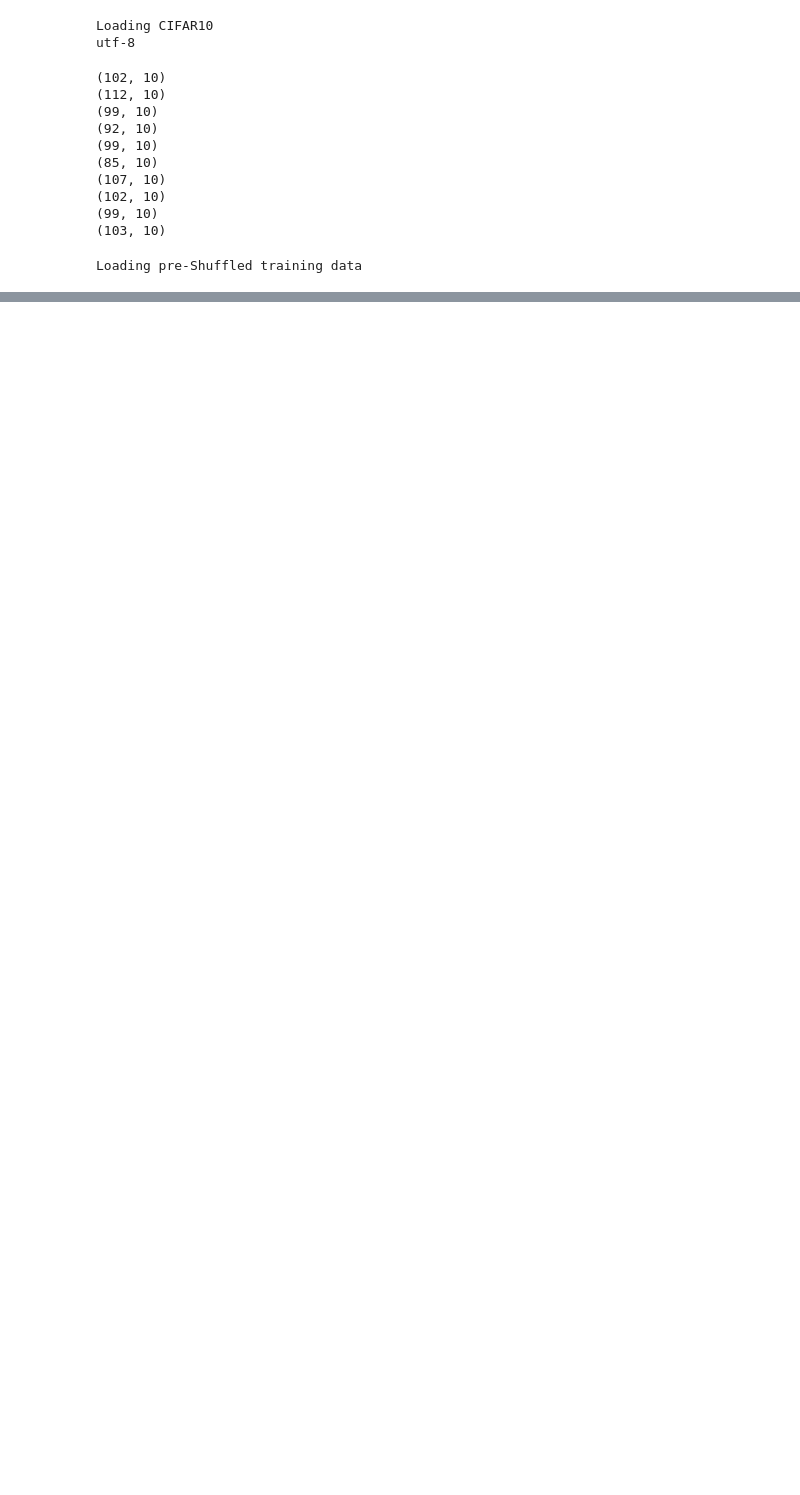
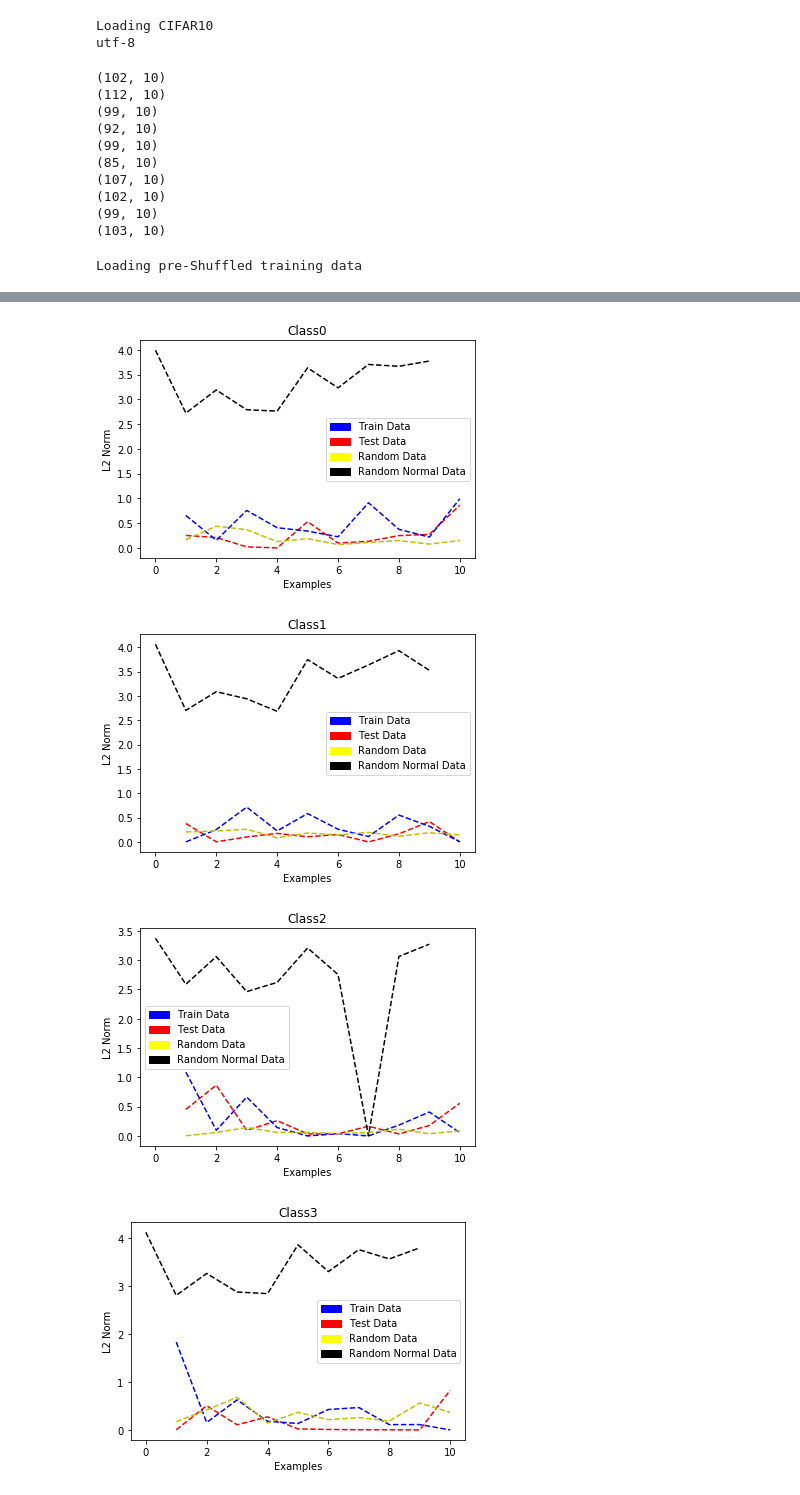
Before and after one commit to yashkant/Decision-Flip-Experiments, a Jupyter notebook: CIFAR/ex_lass_signum_no_fixed-step-length-CIFAR10-M2-epoch100-min.ipynb, the cells around one changed output, grey strips where cells are left out. Saved outputs shown, nothing was run; the diff lists cells and outputs as text; code cells hidden in the pictures; blank space fills up the shorter version.

Commit message:
Plotting function added.

```diff
--- a/CIFAR/ex_lass_signum_no_fixed-step-length-CIFAR10-M2-epoch100-min.ipynb
+++ b/CIFAR/ex_lass_signum_no_fixed-step-length-CIFAR10-M2-epoch100-min.ipynb
@@ -219,7 +219,7 @@ def restore_random_data(lr, lrn):
 
     return Xr, y_random, Xrn, y_random_normal
 
-def restore_flip(method, epochs, n):
+def restore_flip(method, epochs, n, cls = -1):
     test_label = make_label("test", method, epochs,n, False)
     train_label = make_label("train", method, epochs,n, False)
     random_label = make_label("random", method, epochs,n, False)
@@ -228,6 +228,10 @@ def restore_flip(method, epochs, n):
 
     X_test_sub, y_test_sub, X_train_sub, y_train_sub = make_data(n)
     X_random, y_random, X_random_normal, y_random_normal = restore_random_data(data_label_random, data_label_random_normal)
+
+    if(cls < -2 or cls > 9):
+        print("Invalid Params")
+        return
 
     if(method==1):
         X_flip_test =  load_from_txt(get_flip_path(test_label))
@@ -241,10 +245,10 @@ def restore_flip(method, epochs, n):
         X_flip_per_class_random = load_from_txt(get_flip_path(random_label))
         X_flip_per_class_random_normal = load_from_txt(get_flip_path(random_normal_label))
 
-        _, X_flip_test = give_m2_ans(X_test_sub, X_flip_per_class_test )
-        _, X_flip_train = give_m2_ans(X_train_sub, X_flip_per_class_train)
-        _, X_flip_random = give_m2_ans(X_random,X_flip_per_class_random)
-        _, X_flip_random_normal = give_m2_ans(X_random_normal, X_flip_per_class_random_normal)
+        _, X_flip_test = give_m2_ans(X_test_sub, X_flip_per_class_test, cls)
+        _, X_flip_train = give_m2_ans(X_train_sub, X_flip_per_class_train, cls)
+        _, X_flip_random = give_m2_ans(X_random,X_flip_per_class_random, cls)
+        _, X_flip_random_normal = give_m2_ans(X_random_normal, X_flip_per_class_random_normal,cls)
 
     l2_test = find_l2(X_flip_test,X_test_sub)
     l2_train = find_l2(X_flip_train, X_train_sub)
@@ -277,7 +281,7 @@ def count_clear(l2_test, l2_train, l2_random, l2_random_normal):
 
     return l2_test, l2_train, l2_random, l2_random_normal
 
-def plot_data_graph(l2_test, l2_train, l2_random, l2_random_normal, n):
+def plot_data_graph(l2_test, l2_train, l2_random, l2_random_normal, n, cls):
     %matplotlib inline
     t = np.arange(1,n+1, 1)
     plt.plot(t, l2_test[:n], 'r--', t, l2_train[:n],'b--', t, l2_random[:n], 'y--', l2_random_normal[:n], 'k--')
@@ -286,6 +290,9 @@ def plot_data_graph(l2_test, l2_train, l2_random, l2_random_normal, n):
     yellow_patch = mpatches.Patch(color='yellow', label='Random Data')
     black_patch = mpatches.Patch(color='black', label='Random Normal Data')
     plt.legend(handles=[blue_patch, red_patch, yellow_patch, black_patch])
+    plt.title("Class" + str(cls))
+    plt.xlabel("Examples")
+    plt.ylabel("L2 Norm")
 
     plt.show()
 
@@ -554,7 +561,7 @@ def create_adv(X, Y, label):
     return X_adv
 # %%
 method = 2
-n = 1000
+n = 10
 epochs = 100
 label="cifar_with_cnn"
 cls = -1
@@ -564,7 +571,7 @@ restore_model(label + str(epochs))
 # _evaluate(X_train, y_train, env)
 
 # l2_test, l2_train, l2_random, l2_random_normal = run_flip(method,epochs,n, cls)
-l2_test, l2_train, l2_random, l2_random_normal = restore_flip(method,epochs,n)
+l2_test, l2_train, l2_random, l2_random_normal = restore_flip(method,epochs,n,cls)
 
 # print (a==l2_test)
 # print (b==l2_train)
@@ -576,0 +589,12 @@ INFO:tensorflow:Restoring parameters from ./models/cifar/cifar_with_cnn100
+# %%
+def plot_all(method,epochs,n):
+    for i in range (n_classes):
+        l2_test, l2_train, l2_random, l2_random_normal = restore_flip(method,epochs,n,i)
+        plot_data_graph(l2_test, l2_train, l2_random, l2_random_normal, n,i)
+# %%
+plot_all(method,epochs,n)
+# %% [output]
+[figure, added]
+[figure, added]
+[figure, added]
+[figure, added]
```
Also changed, not shown: parts of 3 cells of this notebook.
